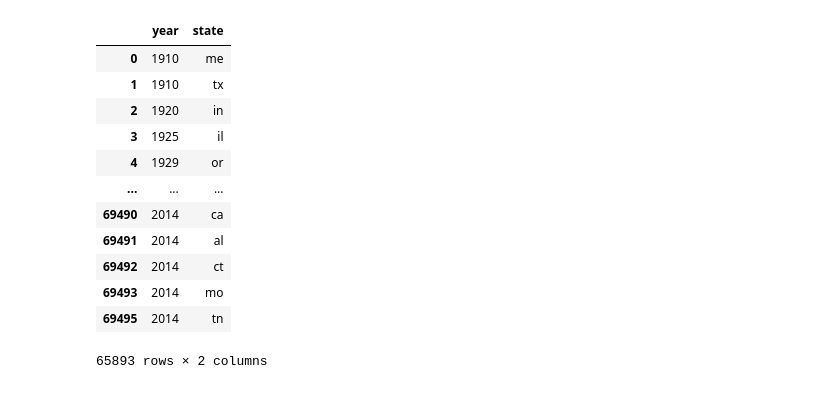
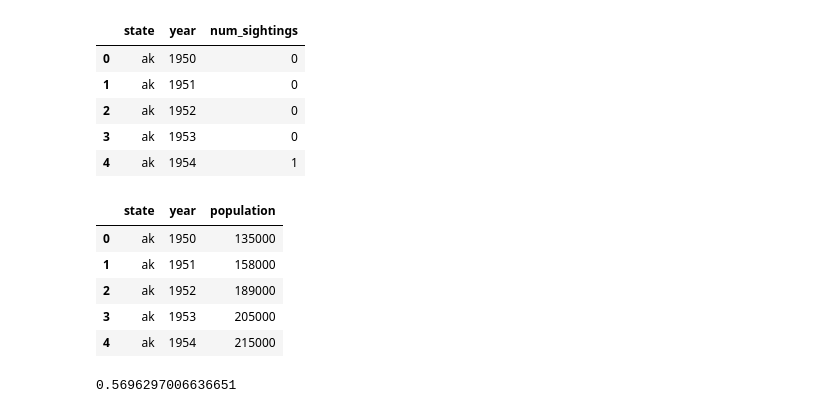
Before and after one commit to s224394two/s224394two.github.io, a Jupyter notebook: Plots/correlation.ipynb, the cells around one changed output. Cells and saved outputs as stored; diff of their text form; code cells hidden in the pictures.

```diff
--- a/Plots/correlation.ipynb
+++ b/Plots/correlation.ipynb
@@ -29,17 +39,29 @@ Name: year, Length: 65893, dtype: object
-# %%
-state=pd.DataFrame([df["year"],df["state"]]).T
-state
-# %% [output]
-|  | year | state |
-| 0 | 1910 | me |
-| 1 | 1910 | tx |
-| 2 | 1920 | in |
-| 3 | 1925 | il |
-| 4 | 1929 | or |
-| ... | ... | ... |
-| 69490 | 2014 | ca |
-| 69491 | 2014 | al |
-| 69492 | 2014 | ct |
-| 69493 | 2014 | mo |
-| 69495 | 2014 | tn |
-65893 rows × 2 columns
+# %%
+sightings_summary.head()
+# %% [output]
+|  | state | year | num_sightings |
+| 0 | ak | 1950 | 0 |
+| 1 | ak | 1951 | 0 |
+| 2 | ak | 1952 | 0 |
+| 3 | ak | 1953 | 0 |
+| 4 | ak | 1954 | 1 |
+# %%
+data.head()
+# %% [output]
+|  | state | year | population |
+| 0 | ak | 1950 | 135000 |
+| 1 | ak | 1951 | 158000 |
+| 2 | ak | 1952 | 189000 |
+| 3 | ak | 1953 | 205000 |
+| 4 | ak | 1954 | 215000 |
+# %%
+merged = pd.merge(data, sightings_summary, on=['state', 'year'])
+
+# Drop any rows with missing data (just in case)
+merged = merged.dropna(subset=['population', 'num_sightings'])
+
+# Calculate correlation
+correlation = merged['population'].corr(merged['num_sightings'])
+correlation
+# %% [output]
+0.5696297006636651
```
Also changed, not shown: parts of 6 cells of this notebook.
